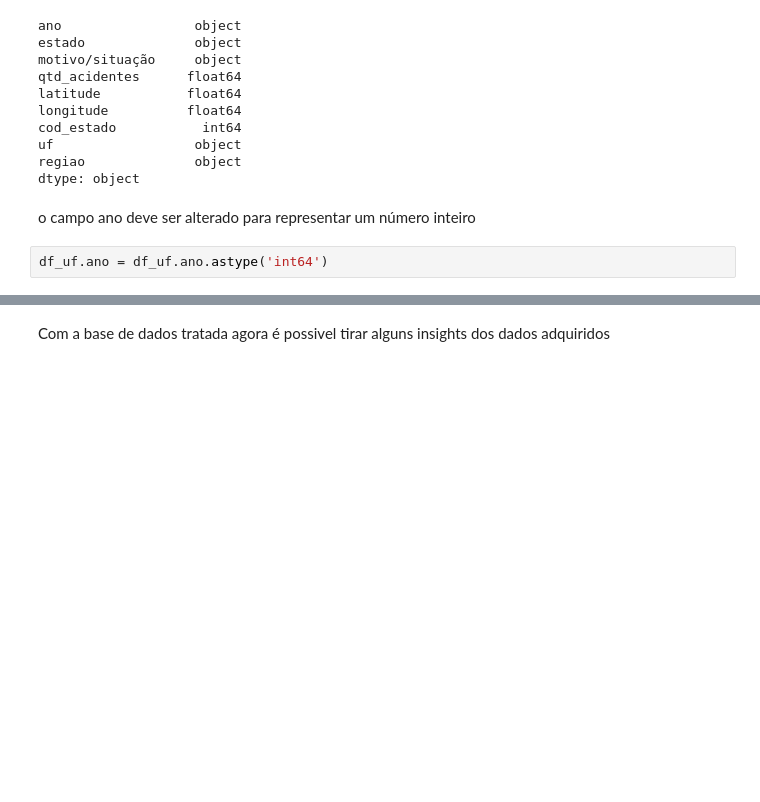
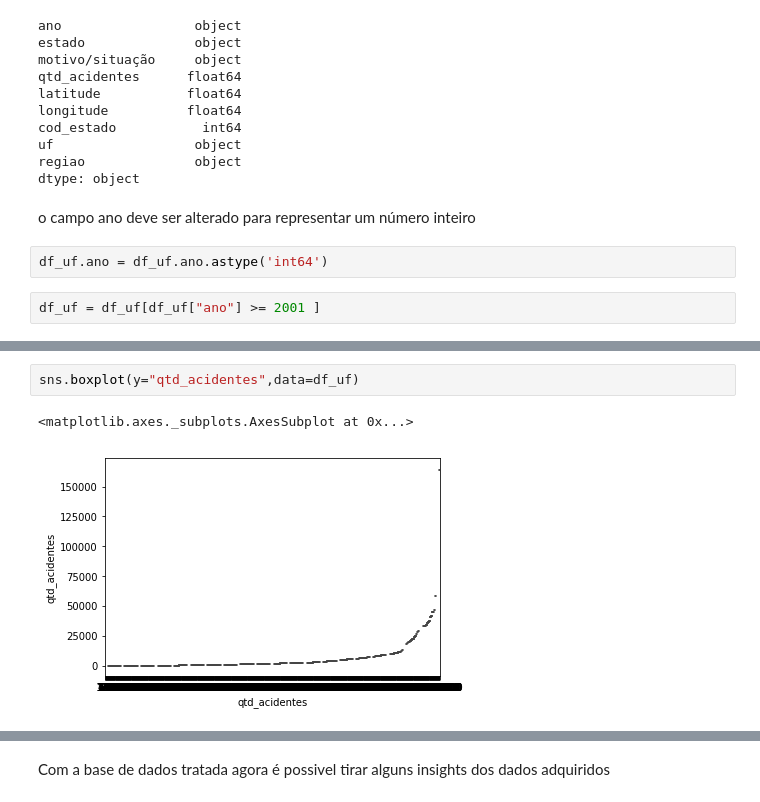
Before and after one commit to lorransr/CAT, a Jupyter notebook: Acidentes_de_Trabalho.ipynb, the cells around one changed output, grey strips where cells are left out. Drawn from its saved outputs; the diff is of its cells as text; blank space fills up the shorter version.

```diff
--- a/Acidentes_de_Trabalho.ipynb
+++ b/Acidentes_de_Trabalho.ipynb
@@ -155,3 +162,5 @@ dtype: object
 o campo ano deve ser alterado para representar um número inteiro
 # %%
 df_uf.ano = df_uf.ano.astype('int64')
+# %%
+df_uf = df_uf[df_uf["ano"] >= 2001 ]
@@ -157,0 +218,5 @@ df_uf.ano = df_uf.ano.astype('int64')
+# %%
+sns.boxplot(y="qtd_acidentes",data=df_uf)
+# %% [output]
+<matplotlib.axes._subplots.AxesSubplot at 0x...>
+[figure, added]
```
Also changed, not shown: parts of 55 cells of this notebook.
